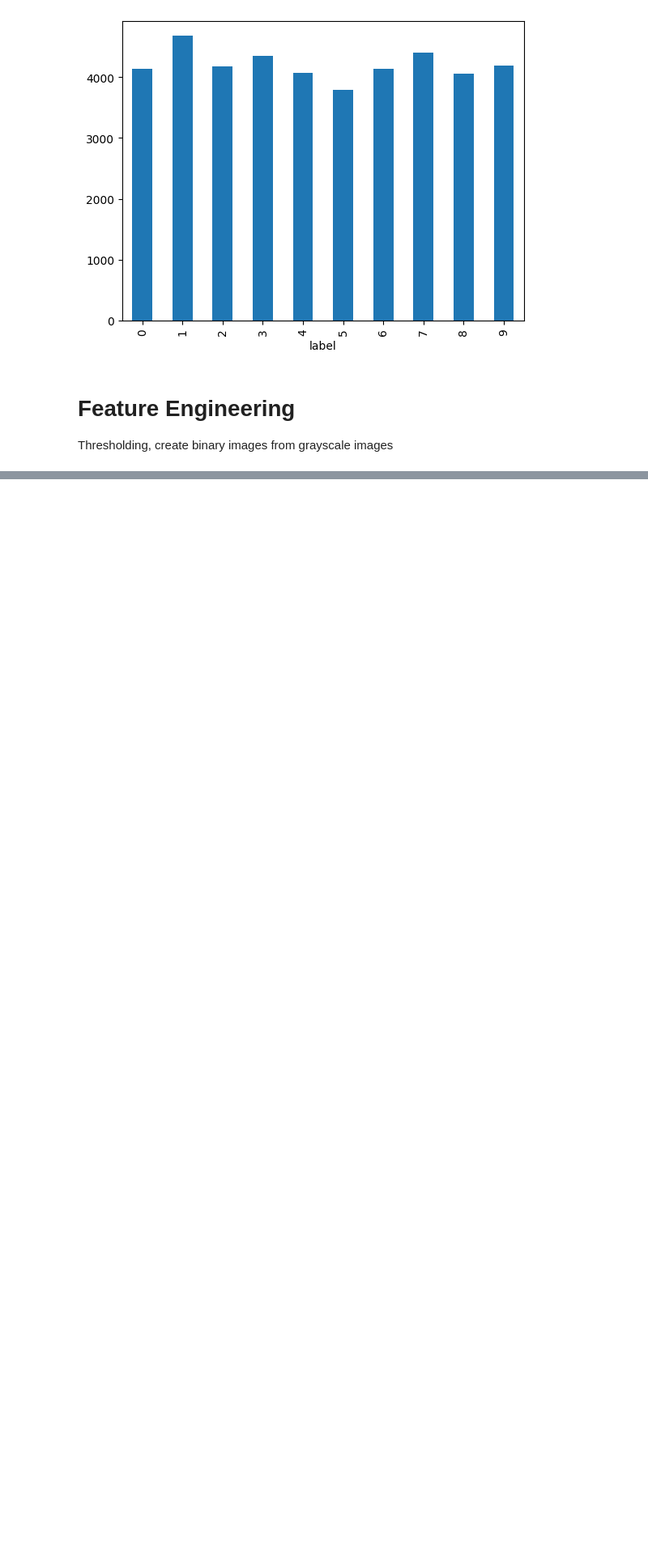
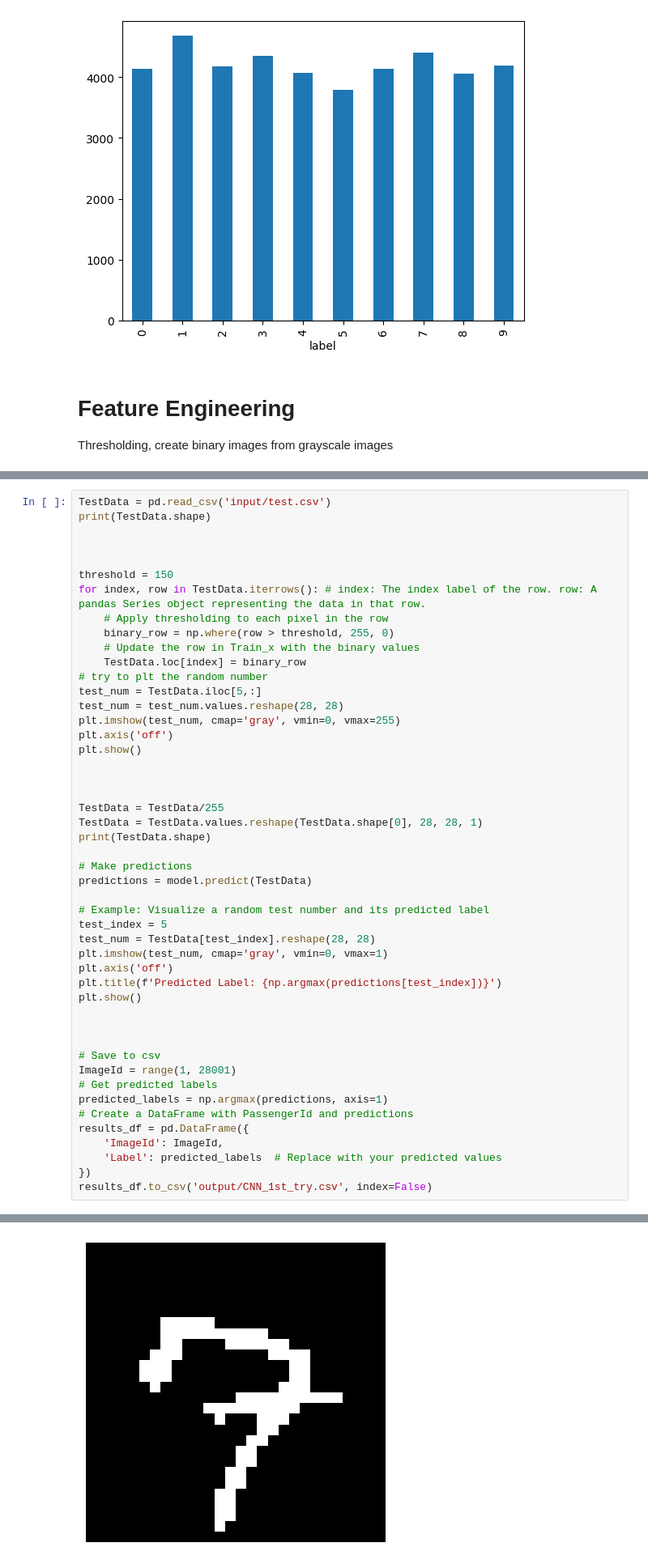
Before and after one commit to jung1230/4Fun, a Jupyter notebook: Digit Recognizer(kaggle challenge)/Digit Recognizer.ipynb, the cells around one changed output, grey strips where cells are left out. Shown at 81% size. Drawn from its saved outputs; the diff is of its cells as text; blank space fills up the shorter version.

```diff
--- a/Digit Recognizer(kaggle challenge)/Digit Recognizer.ipynb
+++ b/Digit Recognizer(kaggle challenge)/Digit Recognizer.ipynb
@@ -100,0 +224,49 @@ CNN seems to perform the best
+# %%
+TestData = pd.read_csv('input/test.csv')
+print(TestData.shape)
+
+
+
+threshold = 150
+for index, row in TestData.iterrows(): # index: The index label of the row. row: A pandas Series object representing the data in that row.
+    # Apply thresholding to each pixel in the row
+    binary_row = np.where(row > threshold, 255, 0)
+    # Update the row in Train_x with the binary values
+    TestData.loc[index] = binary_row
+# try to plt the random number
+test_num = TestData.iloc[5,:]
+test_num = test_num.values.reshape(28, 28)
+plt.imshow(test_num, cmap='gray', vmin=0, vmax=255)
+plt.axis('off')
+plt.show()
+
+
+
+TestData = TestData/255
+TestData = TestData.values.reshape(TestData.shape[0], 28, 28, 1)
+print(TestData.shape)
+
+# Make predictions
+predictions = model.predict(TestData)
+
+# Example: Visualize a random test number and its predicted label
+test_index = 5
+test_num = TestData[test_index].reshape(28, 28)
+plt.imshow(test_num, cmap='gray', vmin=0, vmax=1)
+plt.axis('off')
+plt.title(f'Predicted Label: {np.argmax(predictions[test_index])}')
+plt.show()
+
+
+
+# Save to csv
+ImageId = range(1, 28001)
+# Get predicted labels
+predicted_labels = np.argmax(predictions, axis=1)
+# Create a DataFrame with PassengerId and predictions
+results_df = pd.DataFrame({
+    'ImageId': ImageId,
+    'Label': predicted_labels  # Replace with your predicted values
+})
+results_df.to_csv('output/CNN_1st_try.csv', index=False)
+# %% [output]
@@ -100,0 +274 @@ CNN seems to perform the best
+[figure, added]
```
Also changed, not shown: parts of 9 cells of this notebook, 2 other files.
